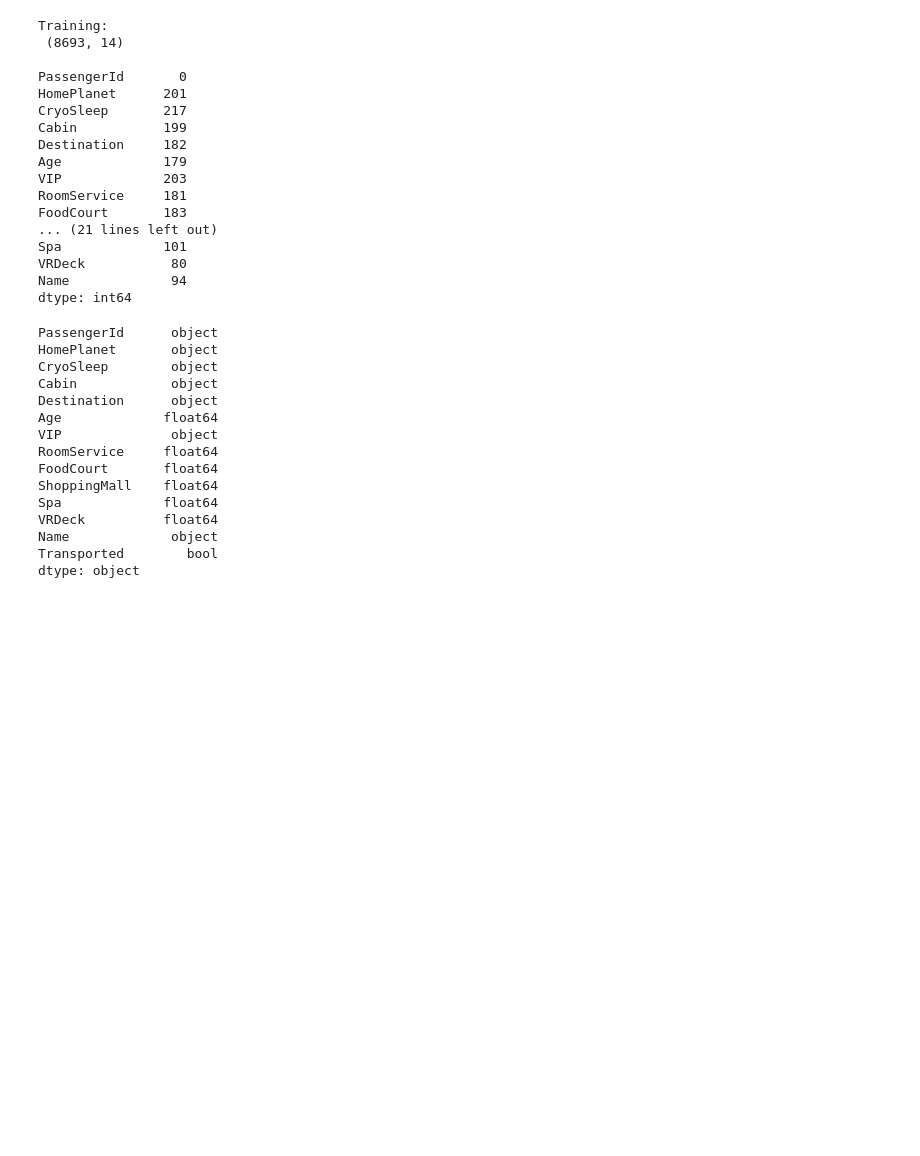
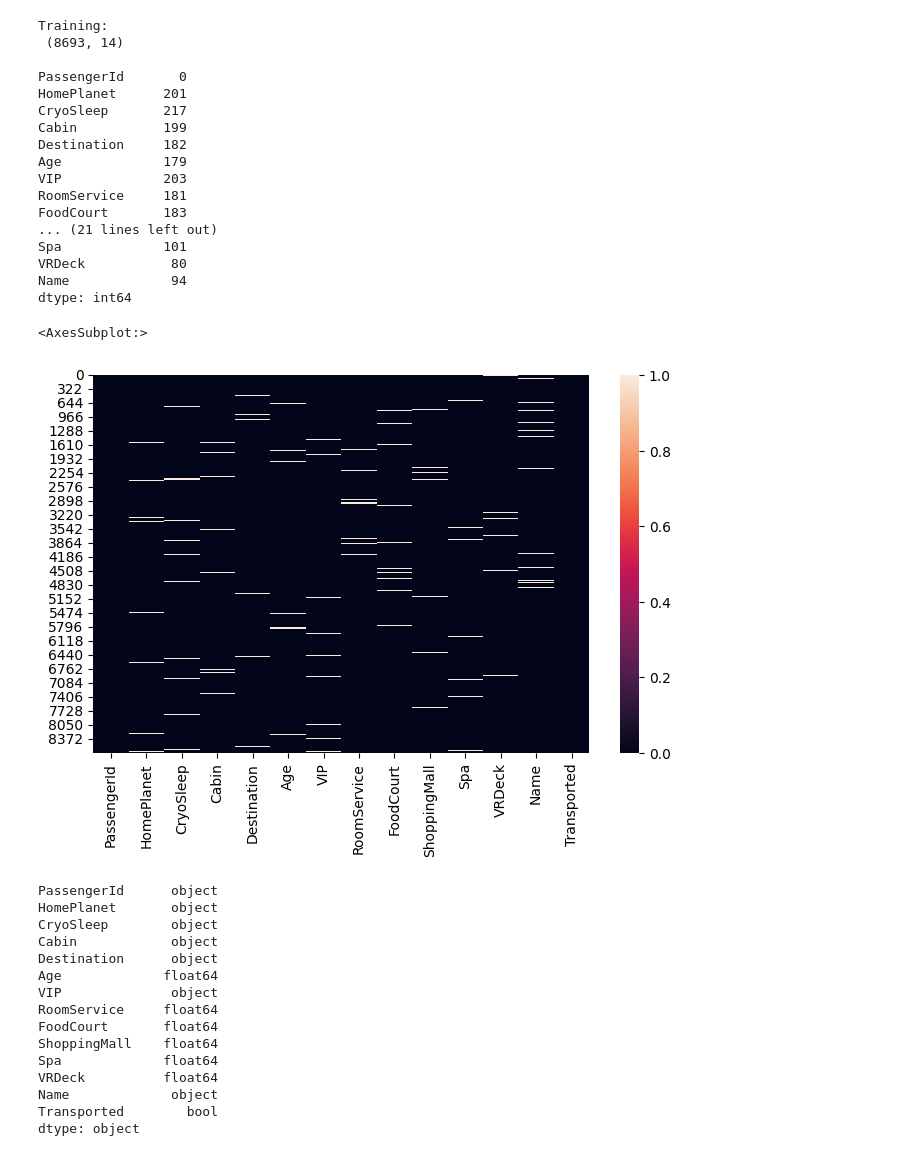
Before and after one commit to mgrow1/kaggle, a Jupyter notebook: spaceship-titanic.ipynb, the cells around one changed output. Drawn from its saved outputs; the diff is of its cells as text; code cells hidden in the pictures; blank space fills up the shorter version.

```diff
--- a/spaceship-titanic.ipynb
+++ b/spaceship-titanic.ipynb
@@ -52,6 +57,13 @@ Spa             101
 VRDeck           80
 Name             94
 dtype: int64
+# %%
+# visualize missing values
+plt.figure(dpi=100, figsize=(8, 5))
+sns.heatmap(train_data.isnull())
+# %% [output]
+<AxesSubplot:>
+[figure, added]
 # %%
 train_data.dtypes
 # %% [output]
```
Also changed, not shown: parts of 8 cells of this notebook.
